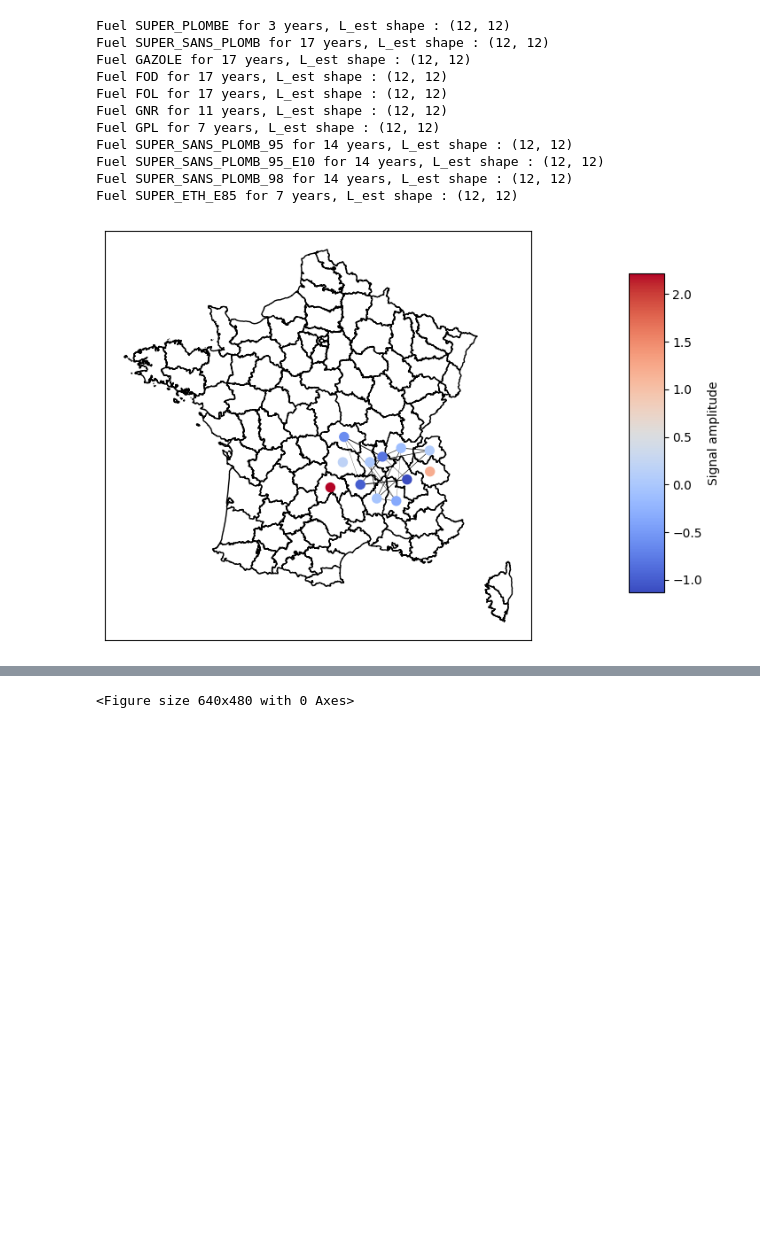
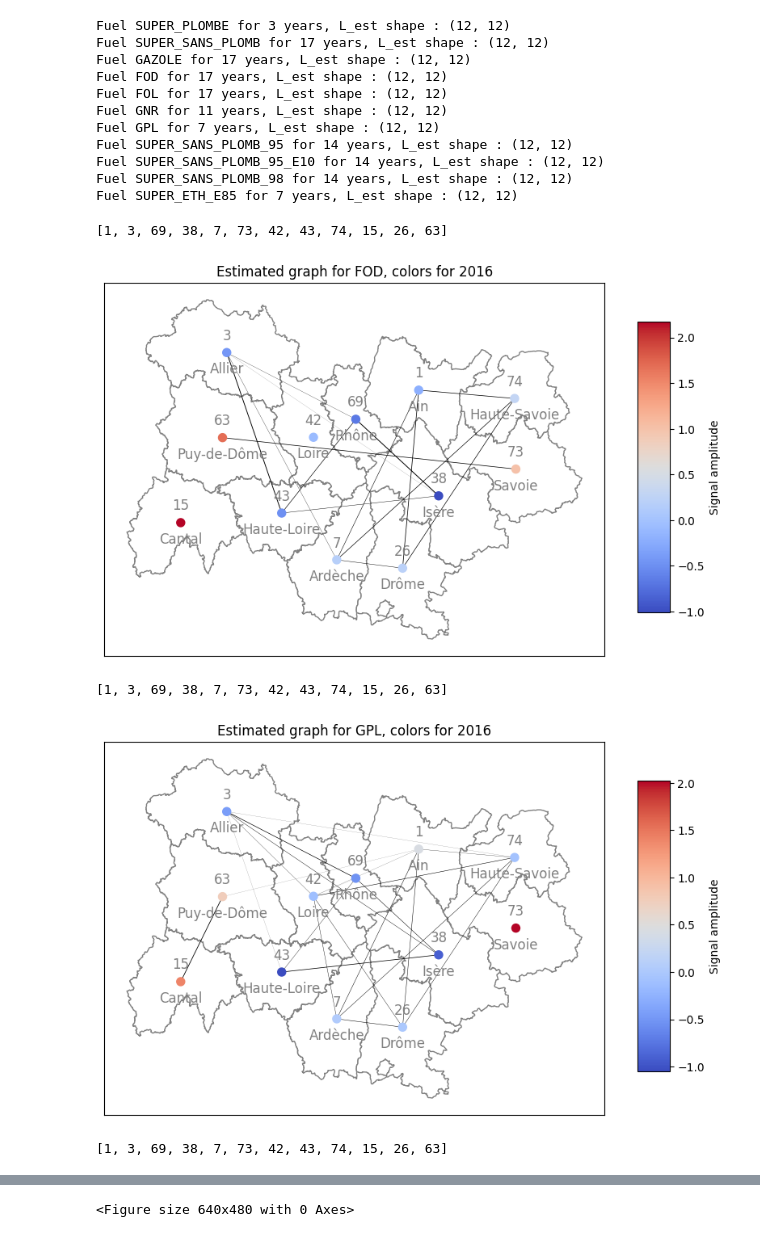
Before and after one commit to MathildeDupouy/learnGraph, a Jupyter notebook: scripts/realData_analyse_data.ipynb, the cells around one changed output, grey strips where cells are left out. Cells and saved outputs as stored; diff of their text form; code cells hidden in the pictures; blank space fills up the shorter version.

```diff
--- a/scripts/realData_analyse_data.ipynb
+++ b/scripts/realData_analyse_data.ipynb
@@ -111,7 +112,14 @@ Fuel SUPER_SANS_PLOMB_98 for 14 years, L_est shape : (12, 12)
 Fuel SUPER_ETH_E85 for 7 years, L_est shape : (12, 12)
 # %%
 # Print a resulting graph
-fuel = SUPER_SANS_PLOMB
-plot_graph_department(est_graphs[fuel], node_values=fuel_data_ARA.samples_by_year(fuel)[0][:, 0])
+fuels = [FOD, GPL, SUPER_SANS_PLOMB]
+year = 2016
+for fuel in fuels :
+    year_index = computed_years[fuel].index(year)
+    plot_graph_department(est_graphs[fuel], node_values=fuel_data_ARA.samples_by_year(fuel)[0][:, year_index], title=f"Estimated graph for {fuel}, colors for {computed_years[fuel][year_index]}", plot_labels=True)
 # %% [output]
+[1, 3, 69, 38, 7, 73, 42, 43, 74, 15, 26, 63]
-[figure, old version]
+[figure, new version]
+[1, 3, 69, 38, 7, 73, 42, 43, 74, 15, 26, 63]
+[figure, added]
+[1, 3, 69, 38, 7, 73, 42, 43, 74, 15, 26, 63]
```
Also changed, not shown: parts of 4 cells of this notebook, 1 other file.
